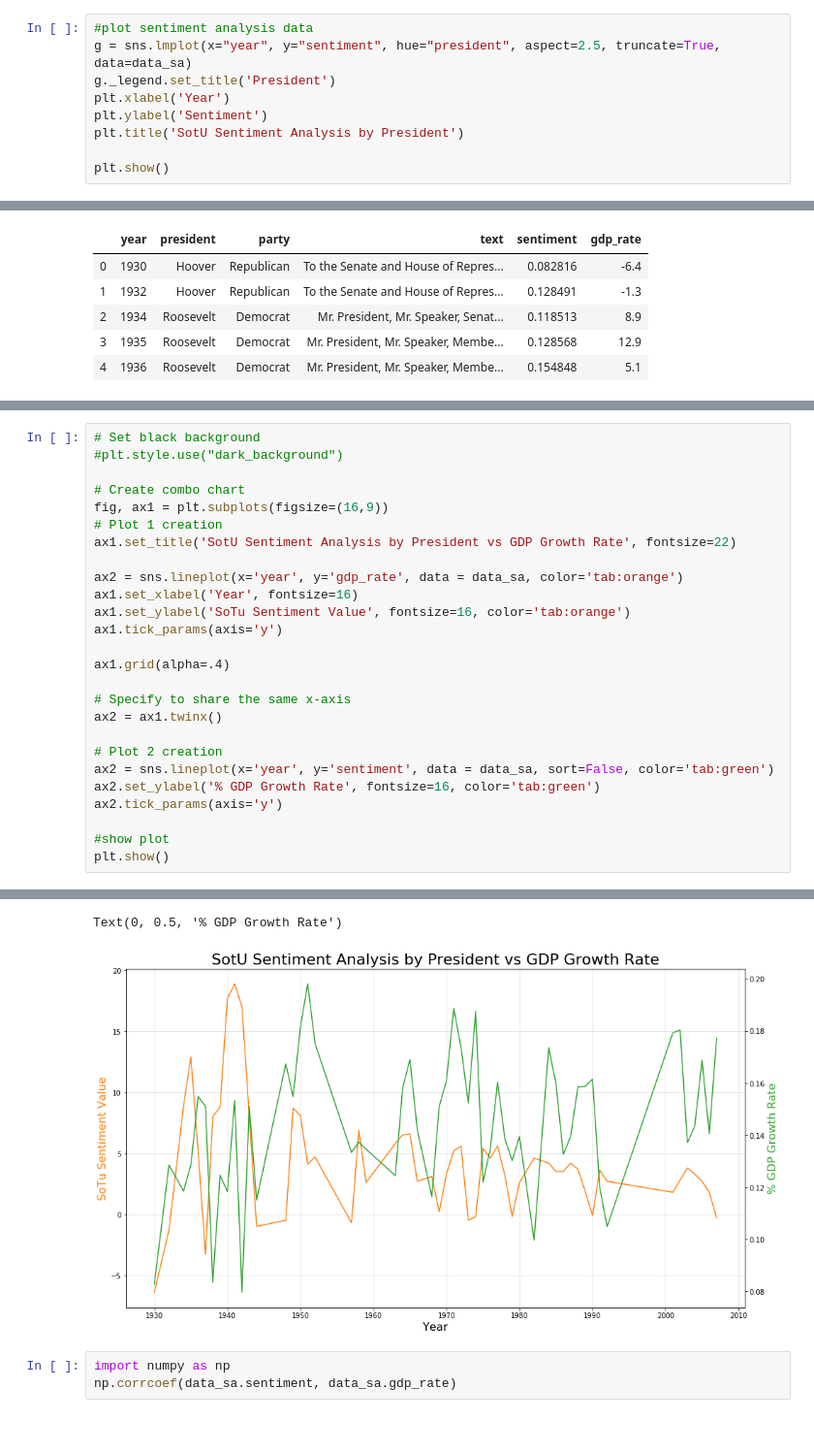
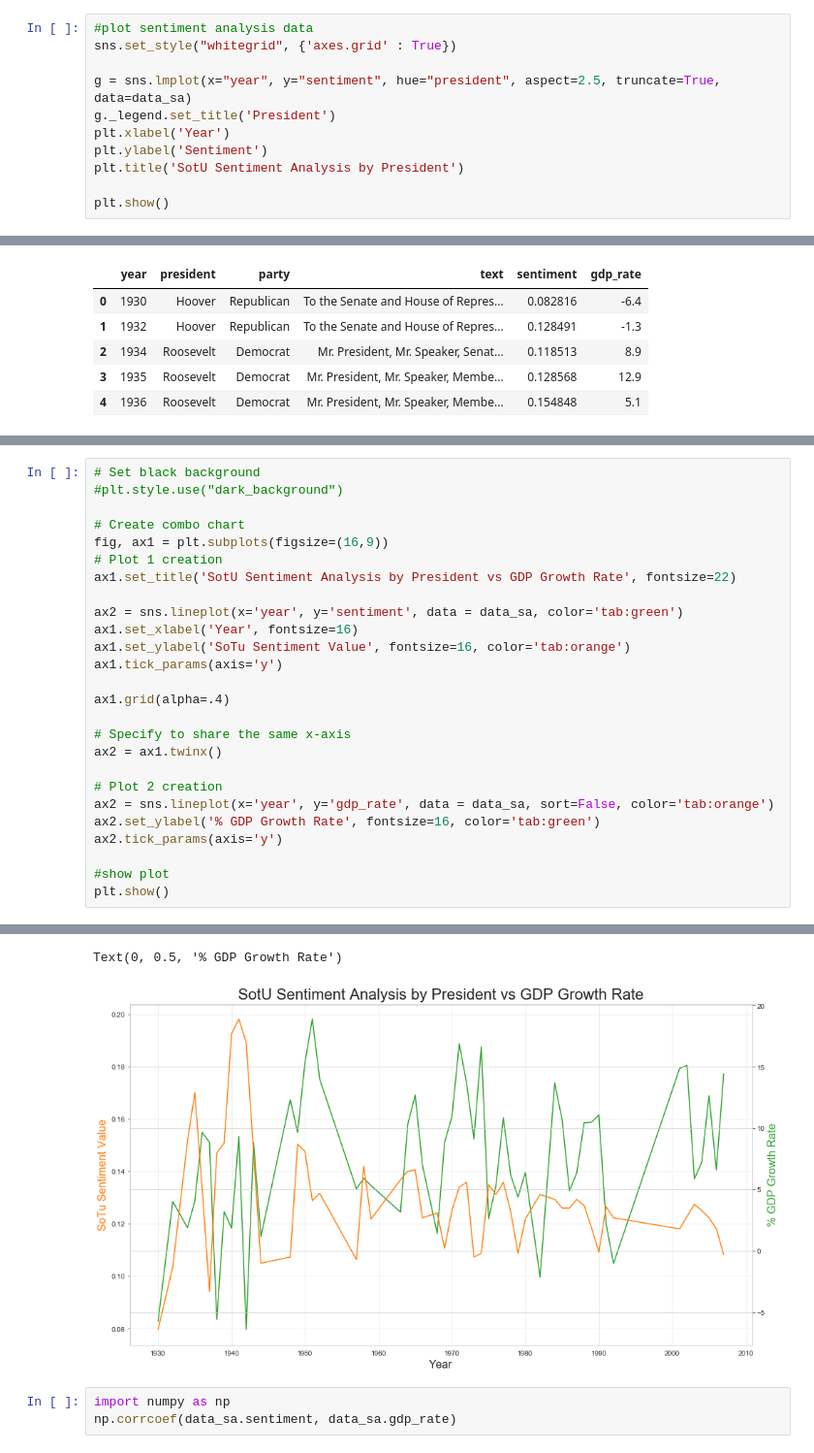
Before and after one commit to ksenluu/NU_453_NLP, a Jupyter notebook: A.3 Final Report - SOTU.ipynb, the cells around one changed output, grey strips where cells are left out. Shown: that part at 97% size. Cells and saved outputs as stored; diff of their text form; blank space fills up the shorter version.

Commit message:
Added chart to LSA

```diff
--- a/A.3 Final Report - SOTU.ipynb
+++ b/A.3 Final Report - SOTU.ipynb
@@ -1196,6 +800,8 @@ data_sa.head()
 data_sa['sentiment'] = data_sa['text'].apply(lambda speech: TextBlob(speech).sentiment.polarity)
 # %%
 #plot sentiment analysis data
+sns.set_style("whitegrid", {'axes.grid' : True})
+
 g = sns.lmplot(x="year", y="sentiment", hue="president", aspect=2.5, truncate=True, data=data_sa)
 g._legend.set_title('President')
 plt.xlabel('Year')
@@ -1241,35 +847,35 @@ Text(0.5, 1, 'GDP Growth Rate by Year')
 # %%
 # Set black background
 #plt.style.use("dark_background")
 
 # Create combo chart
 fig, ax1 = plt.subplots(figsize=(16,9))
 # Plot 1 creation
 ax1.set_title('SotU Sentiment Analysis by President vs GDP Growth Rate', fontsize=22)
 
-ax2 = sns.lineplot(x='year', y='gdp_rate', data = data_sa, color='tab:orange')
+ax2 = sns.lineplot(x='year', y='sentiment', data = data_sa, color='tab:green')
 ax1.set_xlabel('Year', fontsize=16)
 ax1.set_ylabel('SoTu Sentiment Value', fontsize=16, color='tab:orange')
 ax1.tick_params(axis='y')
 
 ax1.grid(alpha=.4)
 
 # Specify to share the same x-axis
 ax2 = ax1.twinx()
 
 # Plot 2 creation
-ax2 = sns.lineplot(x='year', y='sentiment', data = data_sa, sort=False, color='tab:green')
+ax2 = sns.lineplot(x='year', y='gdp_rate', data = data_sa, sort=False, color='tab:orange')
 ax2.set_ylabel('% GDP Growth Rate', fontsize=16, color='tab:green')
 ax2.tick_params(axis='y')
 
 #show plot
 plt.show()
 # %% [output]
 Text(0.5, 1.0, 'SotU Sentiment Analysis by President vs GDP Growth Rate')
 Text(0.5, 0, 'Year')
 Text(0, 0.5, 'SoTu Sentiment Value')
 Text(0, 0.5, '% GDP Growth Rate')
-[figure, old version]
+[figure, new version]
 # %%
 import numpy as np
 np.corrcoef(data_sa.sentiment, data_sa.gdp_rate)
```
Also changed, not shown: parts of 45 cells of this notebook, 2 other files.
